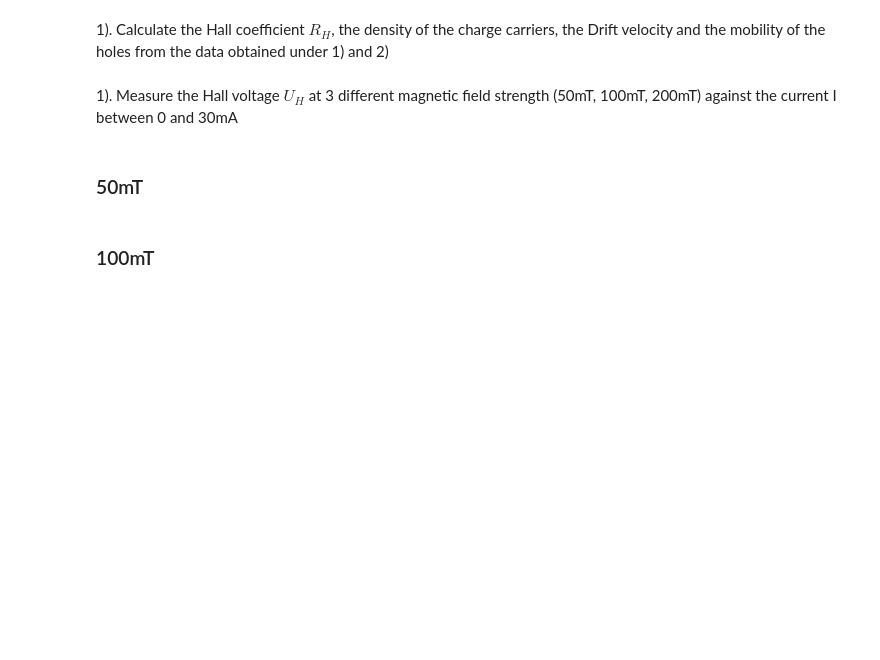
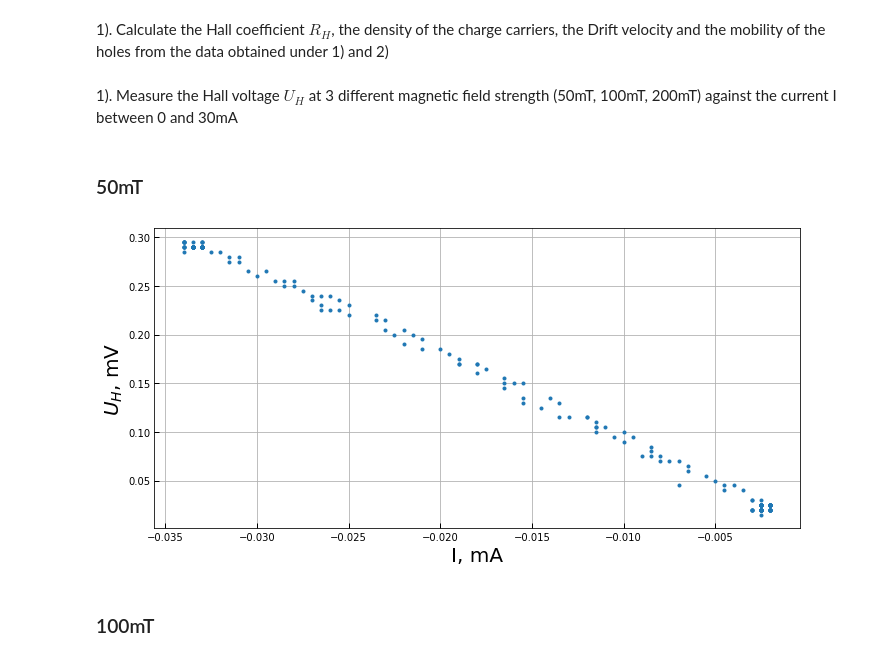
Before and after one commit to bbuusshh/uniStuttgartLabs, a Jupyter notebook: HallEffect.ipynb, the cells around one changed output. Cells and saved outputs as stored; diff of their text form; code cells hidden in the pictures; blank space fills up the shorter version.

```diff
--- a/HallEffect.ipynb
+++ b/HallEffect.ipynb
@@ -50,5 +50,20 @@ from matplotlib import pyplot as plt
 import numpy as np
 
 from stuff import plotter
+# %%
+def hallEffectOpenTxtWithData(folder, taskName):
+    text_file = open(folder + taskName, "r")
+    lines = text_file.readlines()
+    typeData = lines[4]
+    data = lines[4:]
+    data = [i.split("\t") for i in data]
+    dat = pd.DataFrame(data)
+    x = dat[dat.columns[1]]
+    y = dat[dat.columns[2]]
+    y = list(y.values)
+    y = [float(i.replace(",", ".").replace("\n", "")) for i in y[1:] if i != '']
+    x = list(x.values)
+    x = [float(i.replace(",", ".").replace("\n", "")) for i in x[1:] if i != '']
+    return x, y
 # %%
-folder = "/Users/vladislavbushmakin/GoogleDisk/PhysicsMasters/AdvancedPhysicsLabs/UniStuttLabs/data/"
+folder = "/Users/vladislavbushmakin/GoogleDisk/PhysicsMasters/AdvancedPhysicsLabs/HallEffect/data/"
@@ -80,11 +83,11 @@ xLabel = r'I, mA'
 # %% [markdown]
 ### 50mT
 # %%
-data = pd.read_csv(folder + "1pdoped50mT.csv")
-x = data[data.columns[0]]
-y = data[data.columns[1]]
+x, y = hallEffectOpenTxtWithData(folder, "Task1_50mT.txt")
 plotName = "Uh50mT"
-# fig, ax = plotter.simplePlot(x, y, errorX, errorY, xLabel, yLabel, plotName)
+fig, ax = plotter.simplePlot(x, y, errorX, errorY, xLabel, yLabel, plotName)
+# %% [output]
+[figure, added]
 # %% [markdown]
 ### 100mT
 # %%
```
Also changed, not shown: parts of 28 cells of this notebook, 11 other files.
